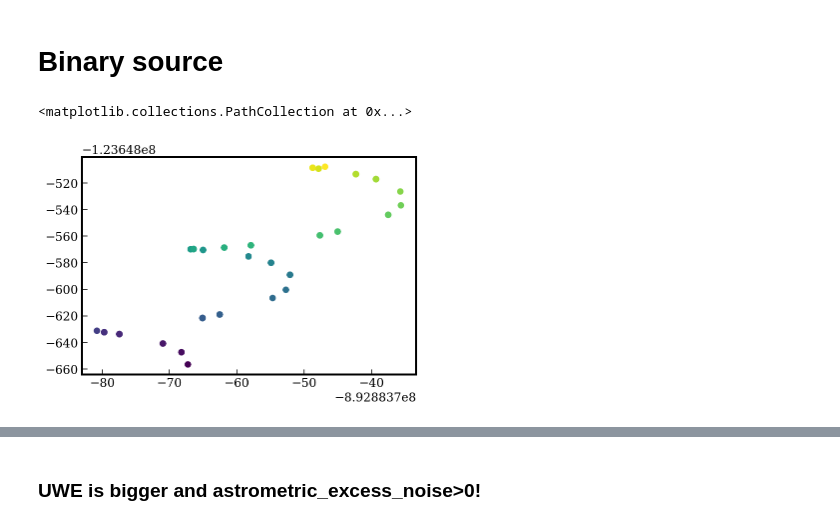
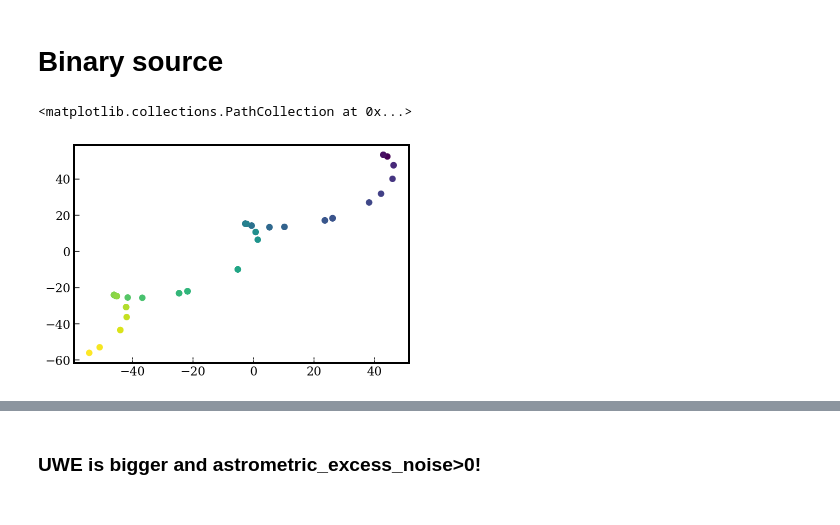
Before and after one commit to zpenoyre/astromet.py, a Jupyter notebook: Gaia_fit_demo.ipynb, the cells around one changed output, grey strips where cells are left out. Saved outputs shown, nothing was run; the diff lists cells and outputs as text; code cells hidden in the pictures.

Commit message:
added gaia_mock to repplicate 9 obs per transit, some docs updates, and ipynbs should now be up to date
simple_fit() almost certainly broken, and occasional dodgy looking offsets in tracks

```diff
--- a/Gaia_fit_demo.ipynb
+++ b/Gaia_fit_demo.ipynb
@@ -161,10 +151,9 @@ params.tperi=params.period*orbitalPhase
 # %%
 rac_track, dec_track=astromet.track(ts,params)
 # %%
-plt.scatter(rac_track-params.rac/astromet.mas,
-            dec_track-params.dec/astromet.mas, c=ts)
+plt.scatter(rac_track, dec_track, c=ts)
 # %% [output]
 <matplotlib.collections.PathCollection at 0x...>
-[figure, old version]
+[figure, new version]
 # %%
 x_true = rac_track * np.sin(np.deg2rad(phis)) + dec_track * np.cos(np.deg2rad(phis))
```
Also changed, not shown: parts of 14 cells of this notebook, 3 other files.
